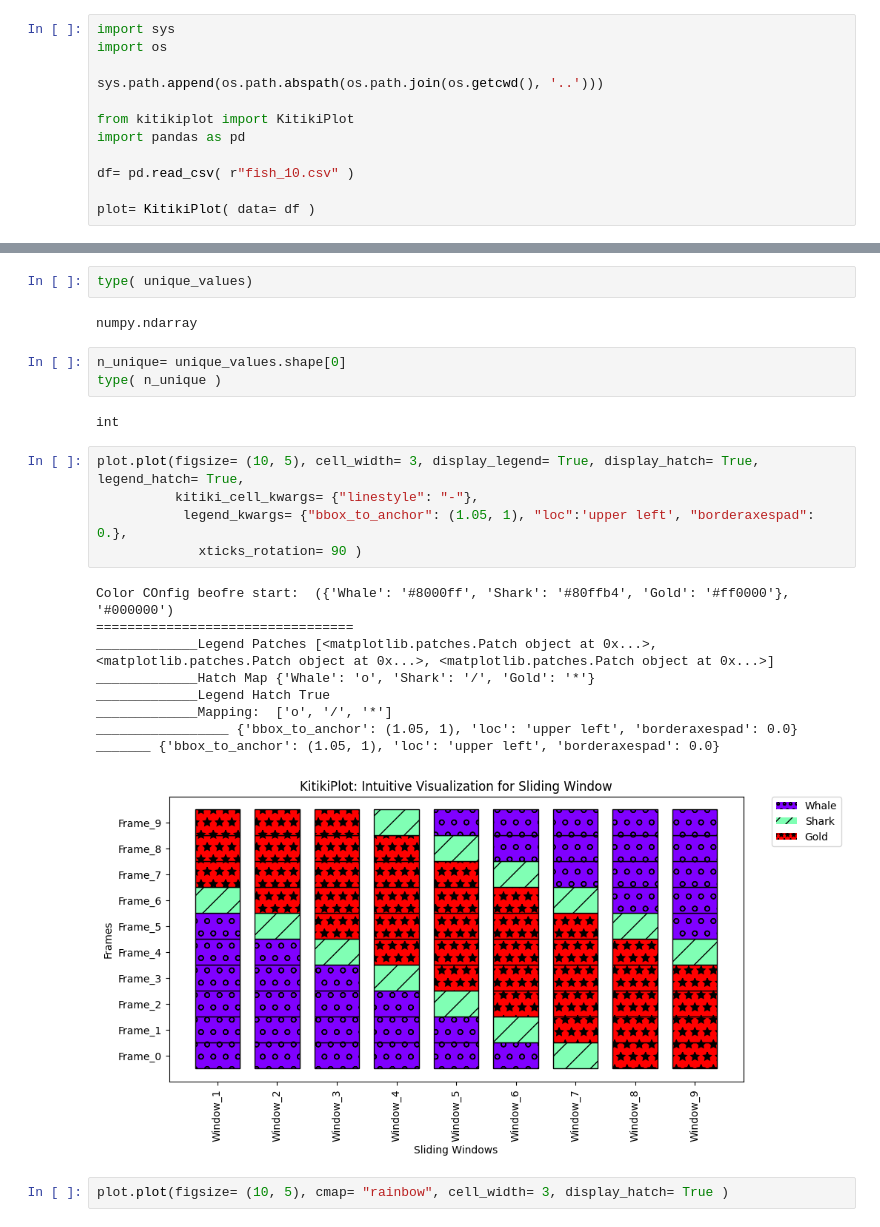
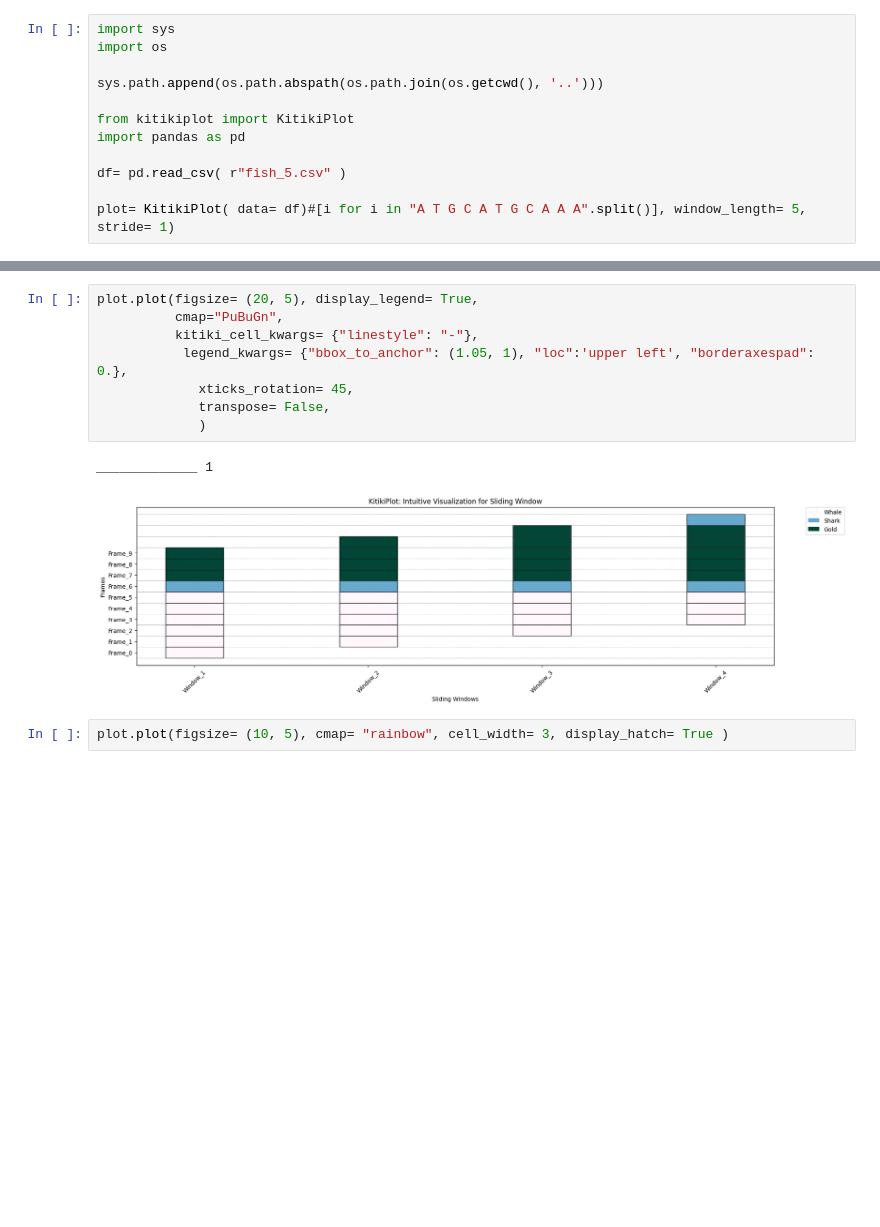
Before and after one commit to BodduSriPavan-111/kitikiplot, a Jupyter notebook: examples/Usage_Guide.ipynb, the cells around one changed output, grey strips where cells are left out. Cells and saved outputs as stored; diff of their text form; blank space fills up the shorter version.

Commit message:
docs: stride-attribute-align-parameter-comments-added

```diff
--- a/examples/Usage_Guide.ipynb
+++ b/examples/Usage_Guide.ipynb
@@ -7,6 +7,6 @@ sys.path.append(os.path.abspath(os.path.join(os.getcwd(), '..')))
 from kitikiplot import KitikiPlot
 import pandas as pd
 
-df= pd.read_csv( r"fish_10.csv" )
+df= pd.read_csv( r"fish_5.csv" )
 
-plot= KitikiPlot( data= df )
+plot= KitikiPlot( data= df)#[i for i in "A T G C A T G C A A A".split()], window_length= 5, stride= 1)
@@ -18,27 +13,14 @@ array(['Whale', 'Shark', 'Gold'], dtype=object)
-# %%
-type( unique_values)
-# %% [output]
-numpy.ndarray
-# %%
-n_unique= unique_values.shape[0]
-type( n_unique )
-# %% [output]
-int
 # %%
-plot.plot(figsize= (10, 5), cell_width= 3, display_legend= True, display_hatch= True, legend_hatch= True,
+plot.plot(figsize= (20, 5), display_legend= True,
+          cmap="PuBuGn",
           kitiki_cell_kwargs= {"linestyle": "-"},
            legend_kwargs= {"bbox_to_anchor": (1.05, 1), "loc":'upper left', "borderaxespad": 0.},
-             xticks_rotation= 90 )
+             xticks_rotation= 45,
+             transpose= False,
+             )
 # %% [output]
-Color COnfig beofre start:  ({'Whale': '#8000ff', 'Shark': '#80ffb4', 'Gold': '#ff0000'}, '#000000')
-=================================
-_____________Legend Patches [<matplotlib.patches.Patch object at 0x...>, <matplotlib.patches.Patch object at 0x...>, <matplotlib.patches.Patch object at 0x...>]
-_____________Hatch Map {'Whale': 'o', 'Shark': '/', 'Gold': '*'}
-_____________Legend Hatch True
-_____________Mapping:  ['o', '/', '*']
-_________________ {'bbox_to_anchor': (1.05, 1), 'loc': 'upper left', 'borderaxespad': 0.0}
-_______ {'bbox_to_anchor': (1.05, 1), 'loc': 'upper left', 'borderaxespad': 0.0}
+_____________ 1
-[figure, old version]
+[figure, new version]
 # %%
 plot.plot(figsize= (10, 5), cmap= "rainbow", cell_width= 3, display_hatch= True )
 # %% [output]
```
Also changed, not shown: parts of 1 cell of this notebook, 3 other files.
